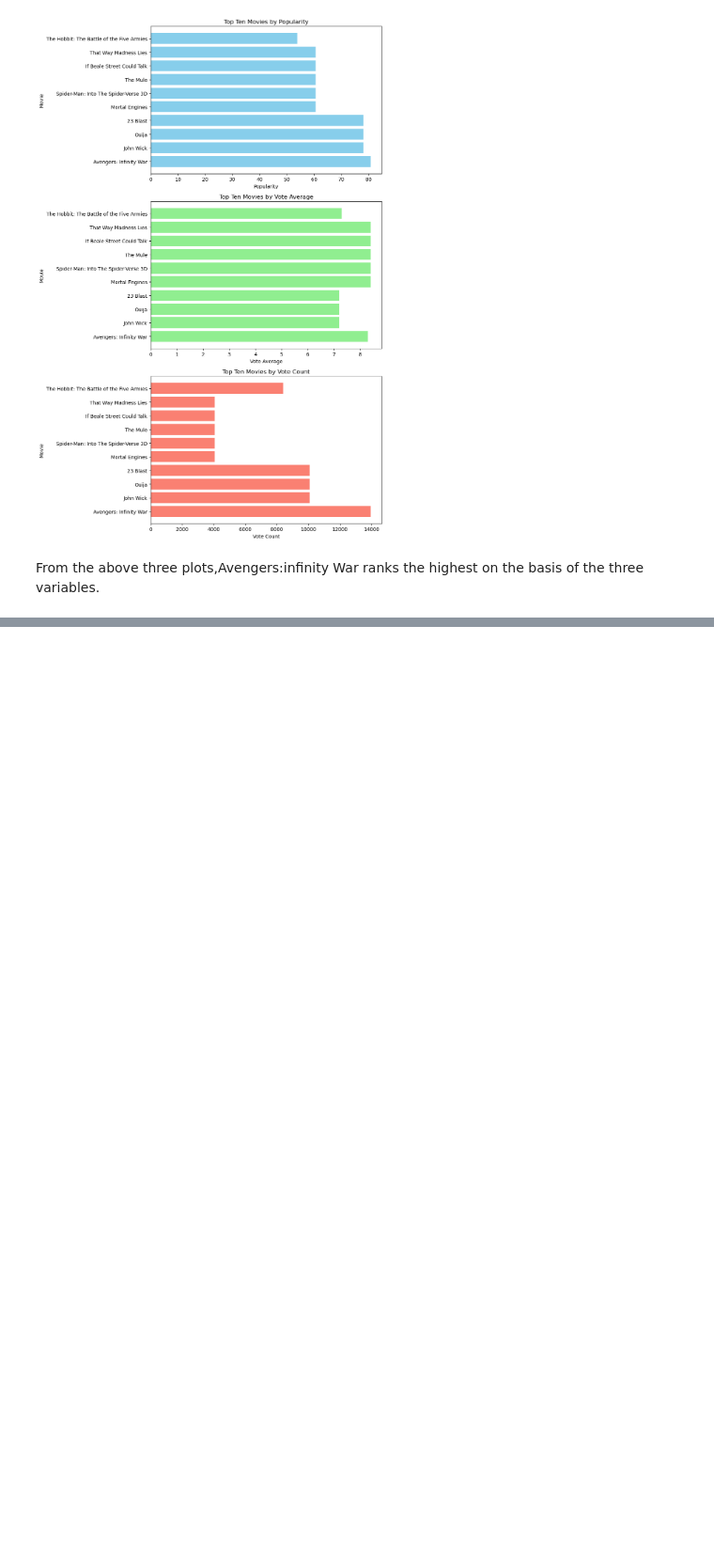
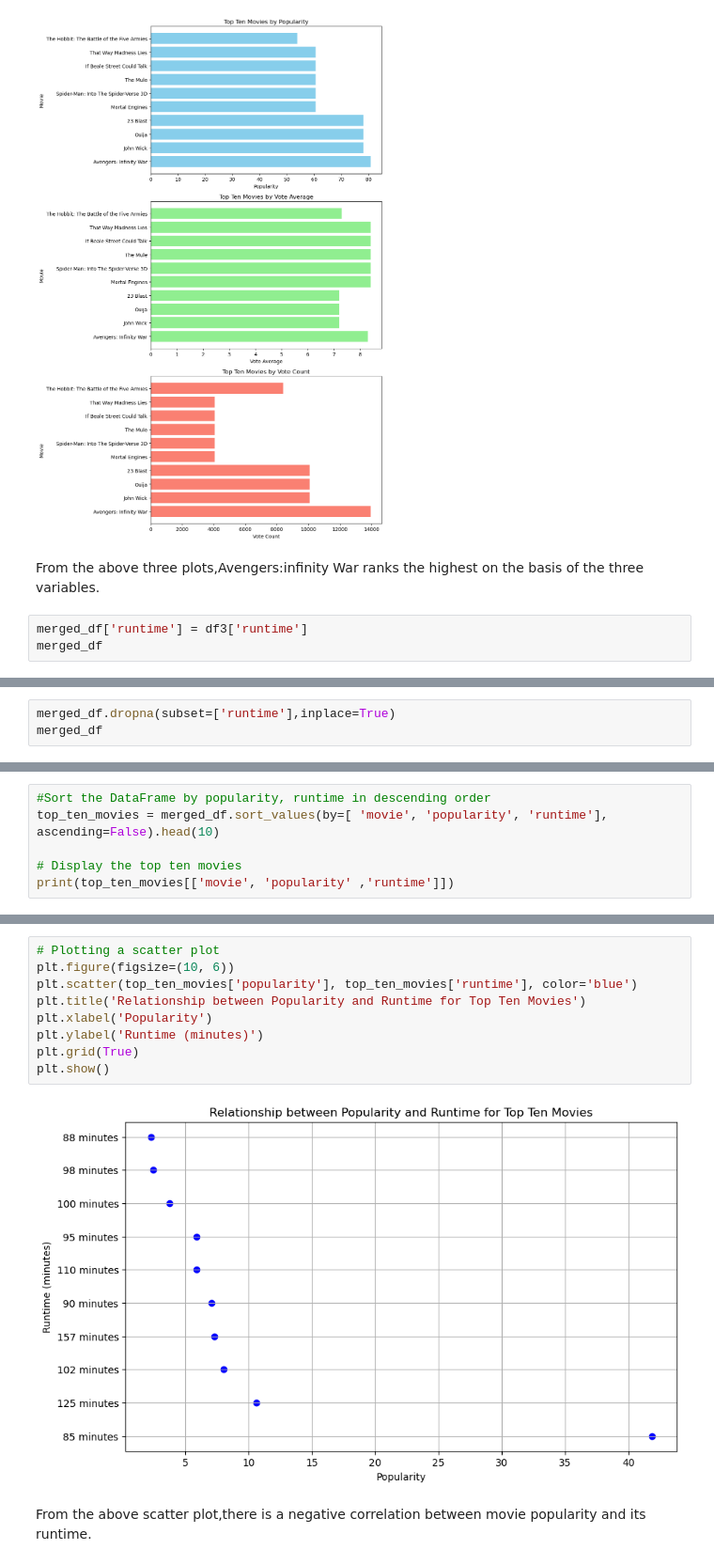
Before and after one commit to ElizabethMasai/dsc-phase-1-project-v2-4, a Jupyter notebook: student.ipynb, the cells around one changed output, grey strips where cells are left out. Shown at 94% size. Saved outputs shown, nothing was run; the diff lists cells and outputs as text; blank space fills up the shorter version.

```diff
--- a/student.ipynb
+++ b/student.ipynb
@@ -1341,3 +1341,6 @@ plt.show()
 [figure]
 # %% [markdown]
 From the above three plots,Avengers:infinity War ranks the highest on the basis of the three variables.
+# %%
+merged_df['runtime'] = df3['runtime']
+merged_df
@@ -1343,0 +1361,3 @@ From the above three plots,Avengers:infinity War ranks the highest on the basis
+# %%
+merged_df.dropna(subset=['runtime'],inplace=True)
+merged_df
@@ -1343,0 +1380,6 @@ From the above three plots,Avengers:infinity War ranks the highest on the basis
+# %%
+#Sort the DataFrame by popularity, runtime in descending order
+top_ten_movies = merged_df.sort_values(by=[ 'movie', 'popularity', 'runtime'], ascending=False).head(10)
+
+# Display the top ten movies
+print(top_ten_movies[['movie', 'popularity' ,'runtime']])
@@ -1343,0 +1398,13 @@ From the above three plots,Avengers:infinity War ranks the highest on the basis
+# %%
+# Plotting a scatter plot
+plt.figure(figsize=(10, 6))
+plt.scatter(top_ten_movies['popularity'], top_ten_movies['runtime'], color='blue')
+plt.title('Relationship between Popularity and Runtime for Top Ten Movies')
+plt.xlabel('Popularity')
+plt.ylabel('Runtime (minutes)')
+plt.grid(True)
+plt.show()
+# %% [output]
+[figure, added]
+# %% [markdown]
+From the above scatter plot,there is a negative correlation between movie popularity and its runtime.
```
Also changed, not shown: parts of 7 cells of this notebook, 3 other files.
